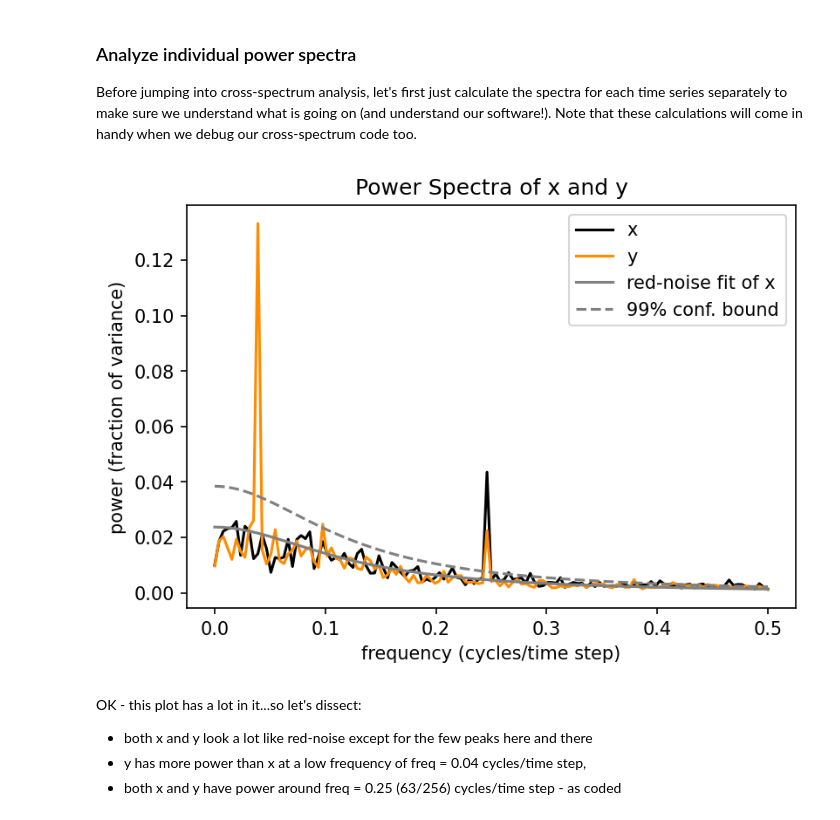
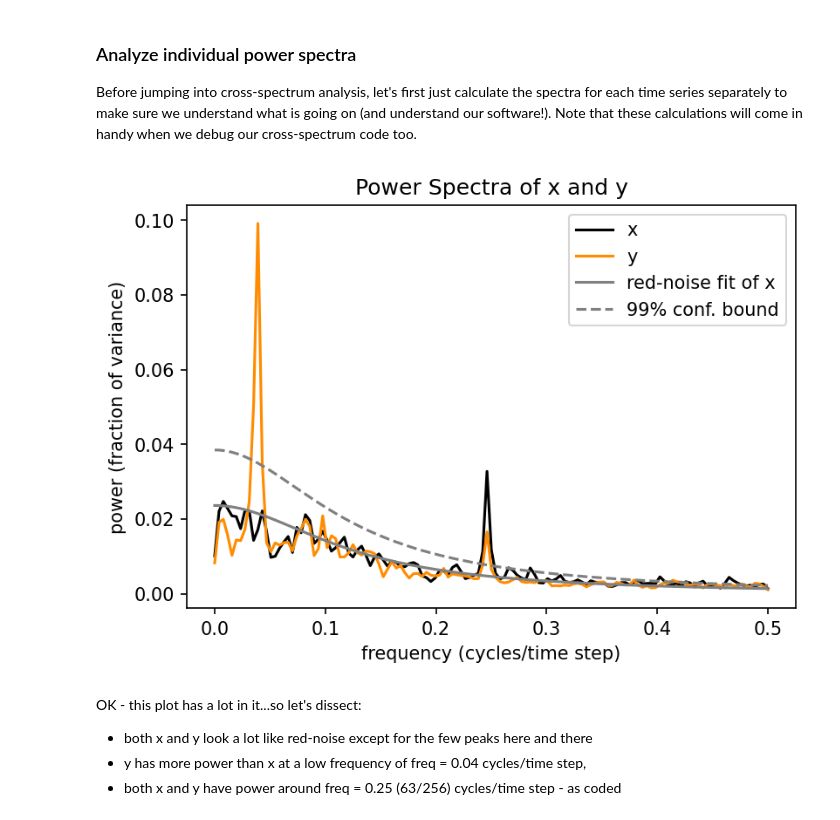
Before and after one commit to eabarnes1010/course_objective_analysis, a Jupyter notebook: code/cross_spectrum_example.ipynb, the cells around one changed output. Drawn from its saved outputs; the diff is of its cells as text; code cells hidden in the pictures.

```diff
--- a/code/cross_spectrum_example.ipynb
+++ b/code/cross_spectrum_example.ipynb
@@ -42,3 +39,17 @@ n = chunk_length*num_chunks
+# %%
+# define chunks for analysis
+series_len = 2_560
+
+window = "hann"
+window_len = 256
+
+noverlap = None  # [0, None]; None = 50% overlap
+if noverlap == 0:
+    n_windows = np.floor(series_len / window_len)
+elif noverlap is None:
+    n_windows = np.floor((series_len / window_len) * 2 - 1)  # number of overlapping chunks
+else:
+    raise NotImplementedError
 # %%
 # generate red noise time series with autocorrelation
 alpha = 0.5
@@ -113,41 +138,57 @@ Note that y (orange) has lower frequencies than x (black). Let's see if this pop
 ### Analyze individual power spectra
 Before jumping into cross-spectrum analysis, let's first just calculate the spectra for each time series separately to make sure we understand what is going on (and understand our software!). Note that these calculations will come in handy when we debug our cross-spectrum code too.
 # %%
-#%% calculate and plot spectrum of x and y
-win_rect = np.ones(int(np.size(t)/float(num_chunks)),)
+# %% calculate and plot spectrum of x and y
+# win_rect = np.ones(window_len)
 
-F, Pxx = sig.csd(xa, xa, window = win_rect, noverlap = chunk_length/2, nperseg = chunk_length, \
-                 nfft = np.size(t)/float(num_chunks), scaling = 'density', detrend = False)
-F, Pyy = sig.csd(ya, ya, window = win_rect, noverlap = chunk_length/2, nperseg = chunk_length, \
-                 nfft = np.size(t)/float(num_chunks), scaling = 'density', detrend = False)
+F, Pxx = sig.csd(
+    xa,
+    xa,
+    window=window,
+    noverlap=noverlap,
+    nperseg=window_len,
+    nfft=window_len,
+    scaling="density",
+    detrend=False,
+)
+F, Pyy = sig.csd(
+    ya,
+    ya,
+    window=window,
+    noverlap=noverlap,
+    nperseg=window_len,
+    nfft=window_len,
+    scaling="density",
+    detrend=False,
+)
 
 plt.figure()
-plt.plot(F,Pxx/np.sum(Pxx),'-k', label = 'x')
-plt.plot(F,Pyy/np.sum(Pyy),'-', color = 'darkorange', label = 'y')
+plt.plot(F, Pxx / np.sum(Pxx), "-k", label="x")
+plt.plot(F, Pyy / np.sum(Pyy), "-", color="darkorange", label="y")
 
-plt.title('Power Spectra of x and y')
-plt.ylabel('power (fraction of variance)')
-plt.xlabel('frequency (cycles/time step)')
+plt.title("Power Spectra of x and y")
+plt.ylabel("power (fraction of variance)")
+plt.xlabel("frequency (cycles/time step)")
 
 # calculate and plot red-noise fit of x (and probably y too since they have similar lag-1 autocorrelations)
-alpha = sig.correlate(xa,xa,'full')
-alpha = alpha/np.max(alpha)
-alpha = alpha[int(np.size(alpha)/2)+1]
-Te = -1./np.log(alpha)
-rnoise = 2.8*2*Te/(1+(Te**2)*(F*2*np.pi)**2)
-rnoise = rnoise/np.sum(rnoise)
-dof = (2*num_chunks) * 2 - 1  # number of overlapping chunks
-fst = stats.f.ppf(.99,dof,1000)
-spec99 = fst*rnoise
+alpha = sig.correlate(xa, xa, "full")
+alpha = alpha / np.max(alpha)
+alpha = alpha[int(np.size(alpha) / 2) + 1]
+Te = -1.0 / np.log(alpha)
+rnoise = 2.8 * 2 * Te / (1 + (Te**2) * (F * 2 * np.pi) ** 2)
+rnoise = rnoise / np.sum(rnoise)
+dof = 2 * n_windows
+fst = stats.f.ppf(0.99, dof, 1000)
+spec99 = fst * rnoise
 
 # plot red-noise results
-plt.plot(F,rnoise,'-',color = 'gray', label = 'red-noise fit of x')
-plt.plot(F,spec99,'--',color = 'gray', label = '99% conf. bound')
+plt.plot(F, rnoise, "-", color="gray", label="red-noise fit of x")
+plt.plot(F, spec99, "--", color="gray", label="99% conf. bound")
 
 plt.legend()
 plt.show()
 # %% [output]
-[figure, old version]
+[figure, new version]
 # %% [markdown]
 OK - this plot has a lot in it...so let's dissect:
 * both x and y look a lot like red-noise except for the few peaks here and there
```
Also changed, not shown: parts of 11 cells of this notebook.
